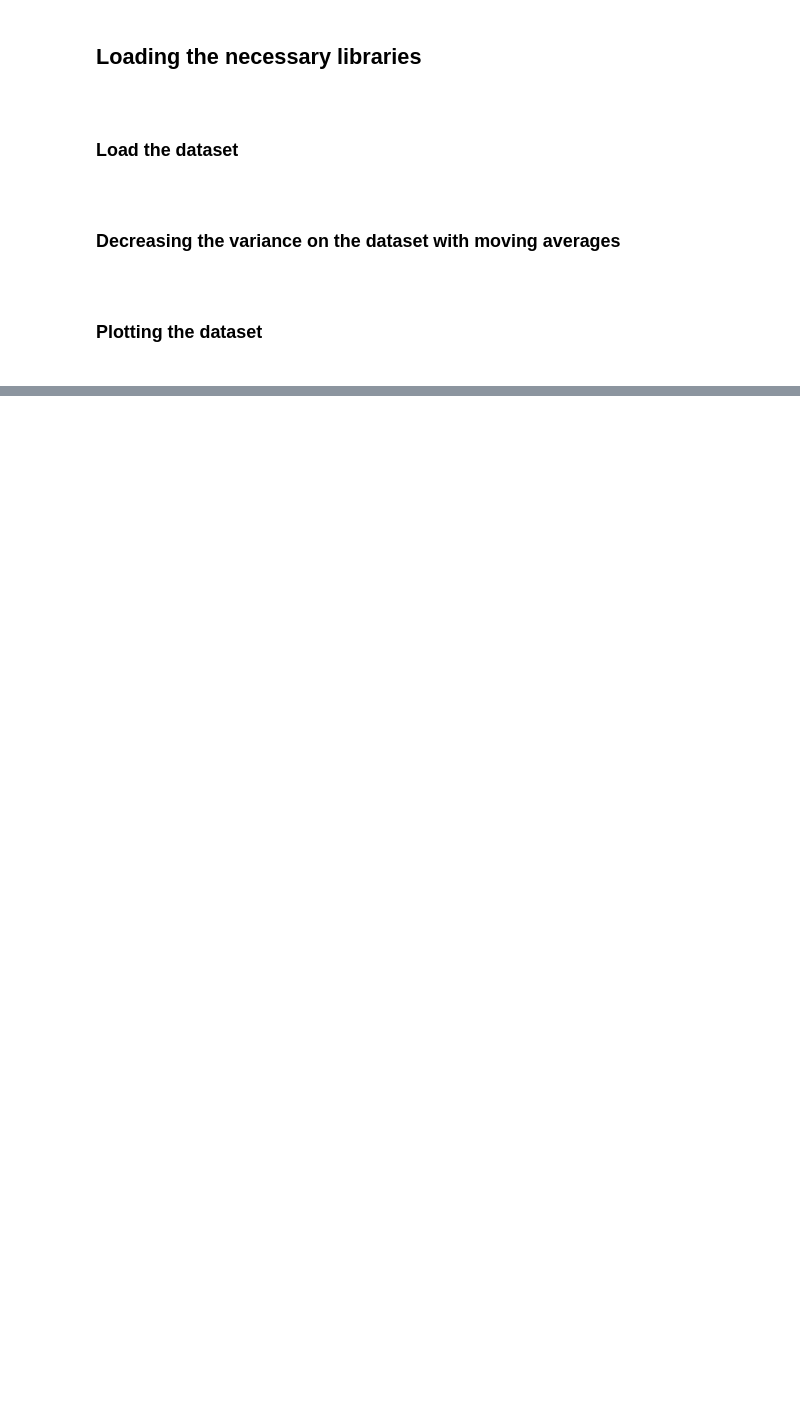
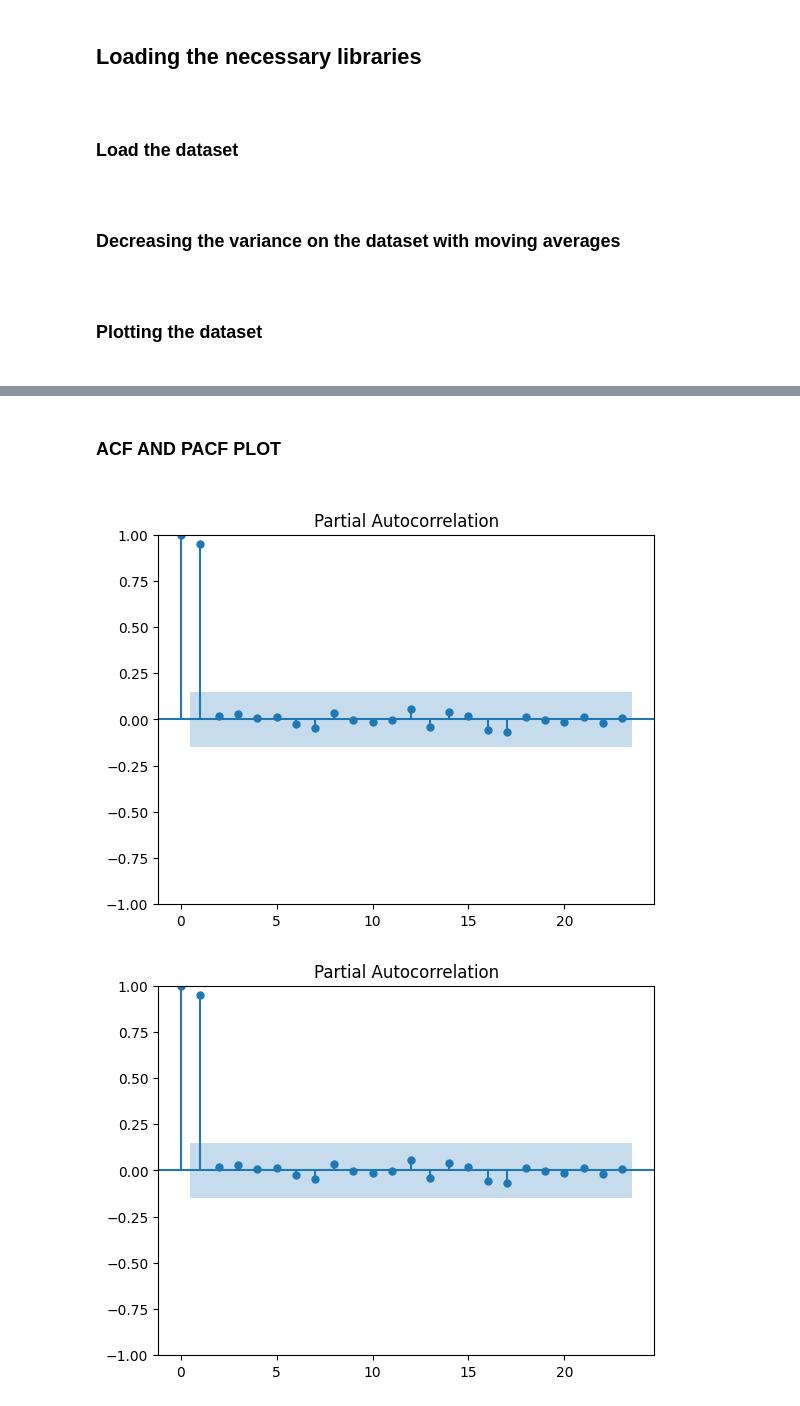
Before and after one commit to perviz822/amazon_stock_price_predictor, a Jupyter notebook: using_arima.ipynb, the cells around one changed output, grey strips where cells are left out. Cells and saved outputs as stored; diff of their text form; code cells hidden in the pictures; blank space fills up the shorter version.

```diff
--- a/using_arima.ipynb
+++ b/using_arima.ipynb
@@ -80,0 +80,17 @@ Text(0, 0.5, 'high')
+# %%
+split_percentage = 0.70
+
+# Calculate the split index
+split_index = int(len(df) * split_percentage)
+# Split the DataFrame
+df_train = df.iloc[:split_index]
+# %% [markdown]
+<h3> ACF AND PACF PLOT <h3>
+# %%
+from statsmodels.graphics.tsaplots import plot_acf ,plot_pacf
+df_train.index = py.to_datetime(df_train.index)
+df_closing_train = py.DataFrame(df['Close'],df_train.index)
+plot_pacf(df_closing_train)
+# %% [output]
+[figure, added]
+[figure, added]
```
Also changed, not shown: parts of 1 cell of this notebook, 4 other files.
